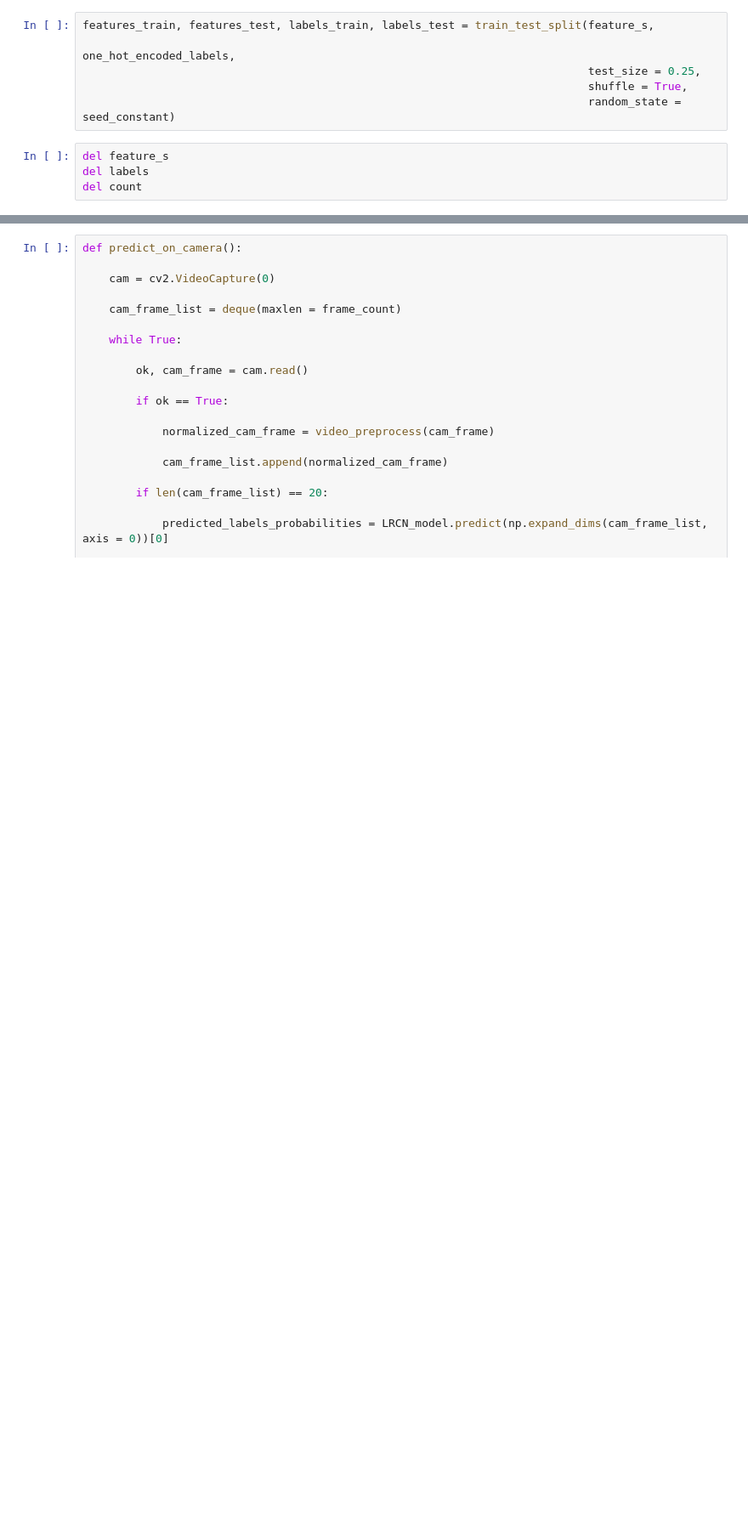
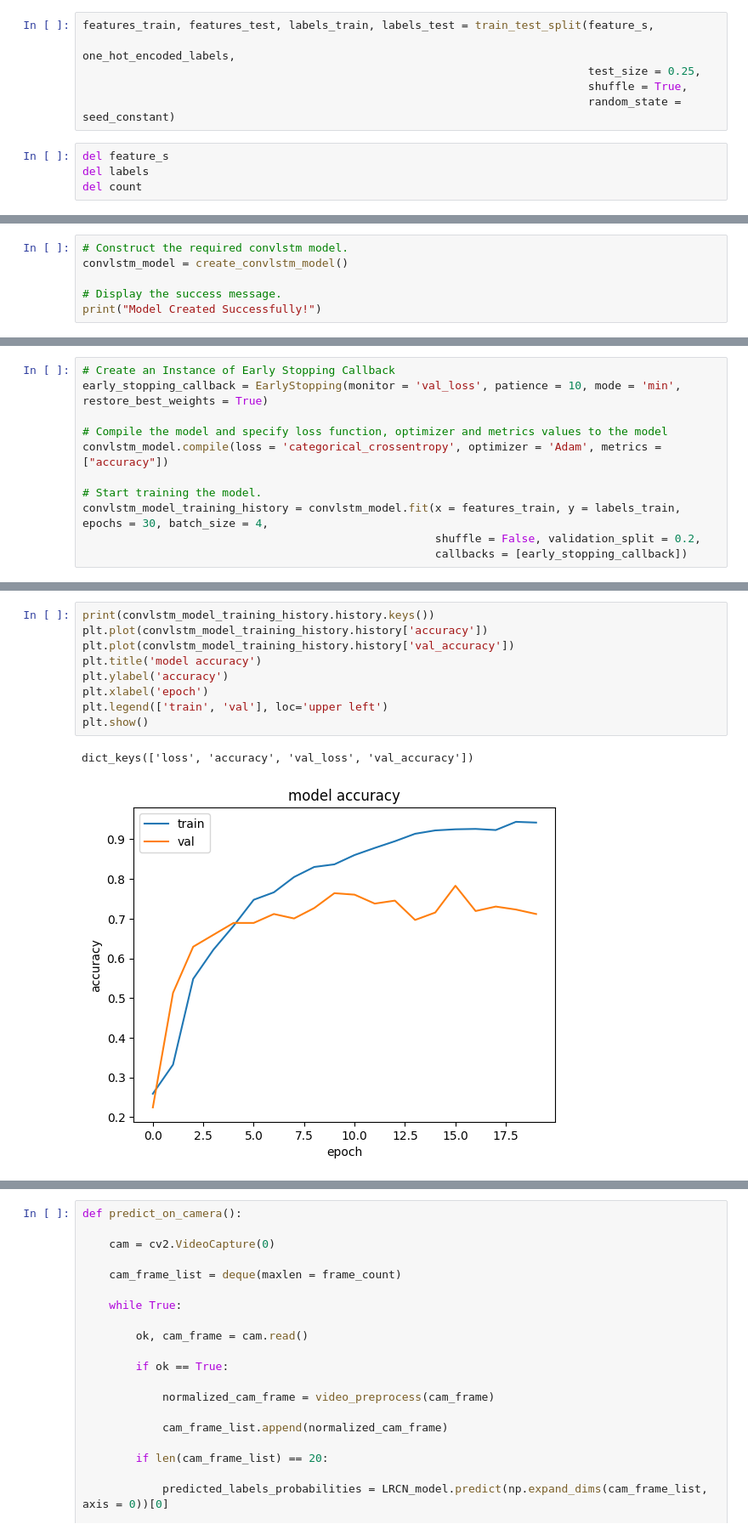
Before and after one commit to Oncecaddy/actionVScode, a Jupyter notebook: Projem.ipynb, the cells around one changed output, grey strips where cells are left out. Shown: that part at 85% size. Drawn from its saved outputs; the diff is of its cells as text; blank space fills up the shorter version.

```diff
--- a/Projem.ipynb
+++ b/Projem.ipynb
@@ -294,0 +321,6 @@ wave
+# %%
+# Construct the required convlstm model.
+convlstm_model = create_convlstm_model()
+
+# Display the success message.
+print("Model Created Successfully!")
@@ -294,0 +345,11 @@ wave
+# %%
+# Create an Instance of Early Stopping Callback
+early_stopping_callback = EarlyStopping(monitor = 'val_loss', patience = 10, mode = 'min', restore_best_weights = True)
+
+# Compile the model and specify loss function, optimizer and metrics values to the model
+convlstm_model.compile(loss = 'categorical_crossentropy', optimizer = 'Adam', metrics = ["accuracy"])
+
+# Start training the model.
+convlstm_model_training_history = convlstm_model.fit(x = features_train, y = labels_train, epochs = 30, batch_size = 4,
+                                                     shuffle = False, validation_split = 0.2,
+                                                     callbacks = [early_stopping_callback])
@@ -294,0 +374,12 @@ wave
+# %%
+print(convlstm_model_training_history.history.keys())
+plt.plot(convlstm_model_training_history.history['accuracy'])
+plt.plot(convlstm_model_training_history.history['val_accuracy'])
+plt.title('model accuracy')
+plt.ylabel('accuracy')
+plt.xlabel('epoch')
+plt.legend(['train', 'val'], loc='upper left')
+plt.show()
+# %% [output]
+dict_keys(['loss', 'accuracy', 'val_loss', 'val_accuracy'])
+[figure, added]
```
Also changed, not shown: parts of 17 cells of this notebook.
